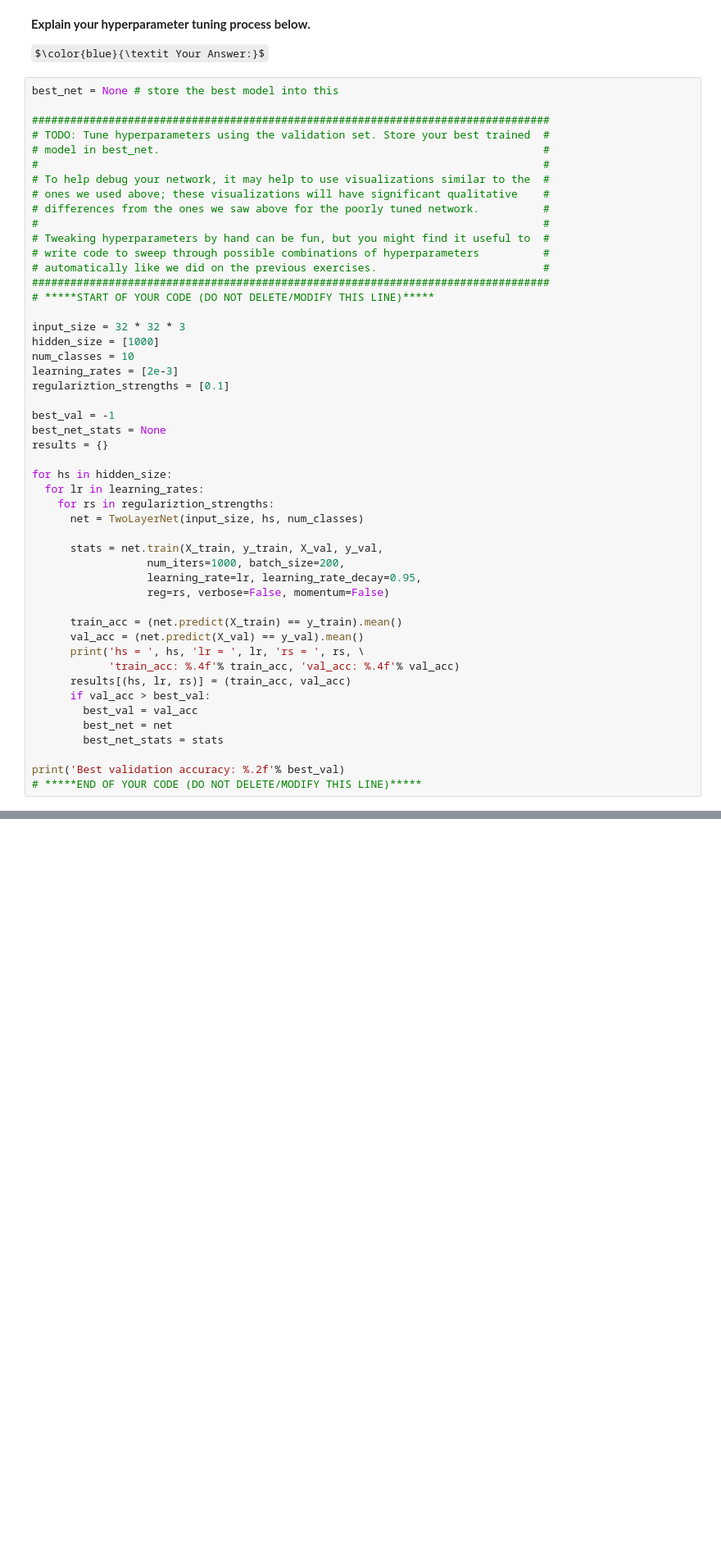
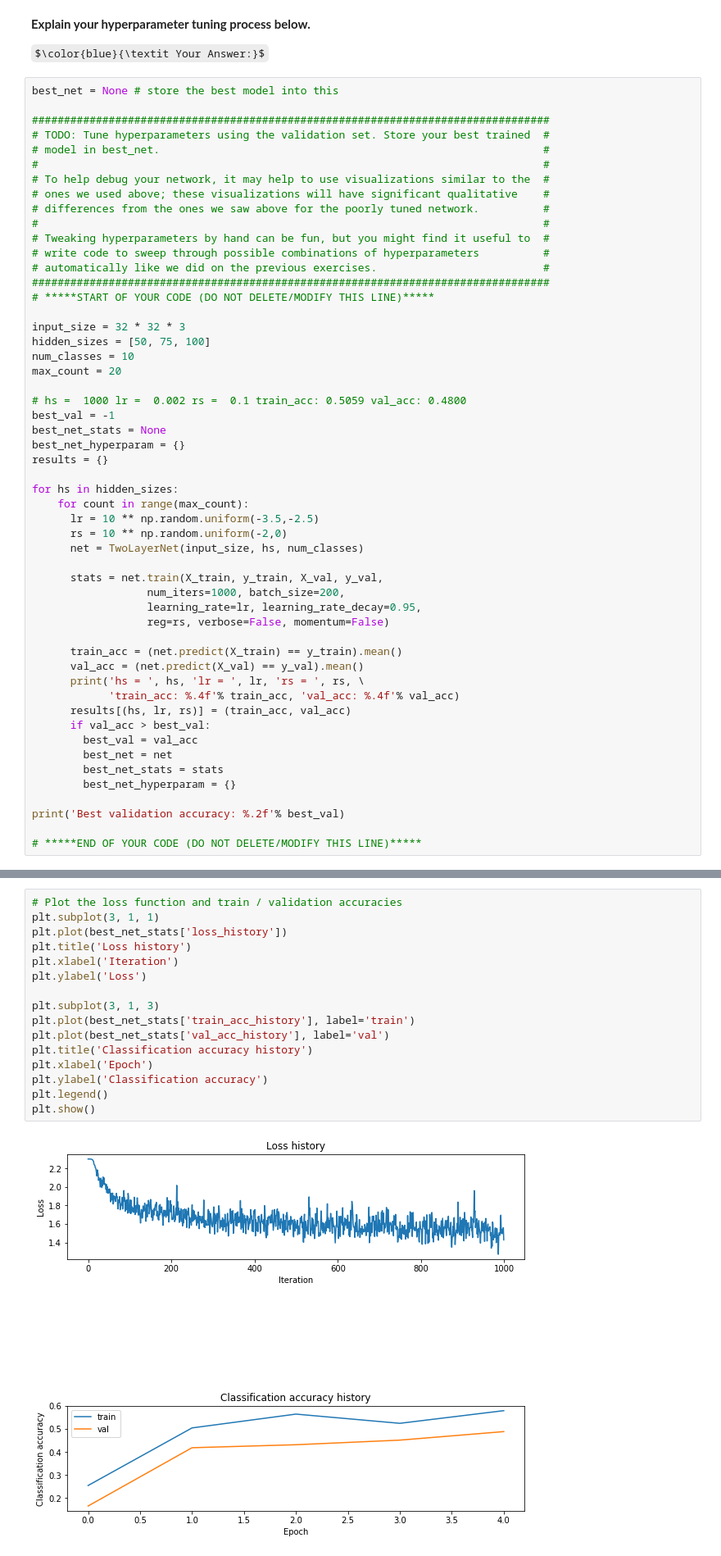
Before and after one commit to qianyangc/cs231n, a Jupyter notebook: assignment1/two_layer_net.ipynb, the cells around one changed output, grey strips where cells are left out. Shown at 82% size. Drawn from its saved outputs; the diff is of its cells as text; some formulas as TeX source; blank space fills up the shorter version.

Commit message:
Updated two_layer & feature notebook
Finalised tuning hyperparameters

```diff
--- a/assignment1/two_layer_net.ipynb
+++ b/assignment1/two_layer_net.ipynb
@@ -347,18 +318,20 @@ best_net = None # store the best model into this
 # *****START OF YOUR CODE (DO NOT DELETE/MODIFY THIS LINE)*****
 
 input_size = 32 * 32 * 3
-hidden_size = [1000]
+hidden_sizes = [50, 75, 100]
 num_classes = 10
-learning_rates = [2e-3]
-regulariztion_strengths = [0.1]
+max_count = 20
 
+# hs =  1000 lr =  0.002 rs =  0.1 train_acc: 0.5059 val_acc: 0.4800
 best_val = -1
 best_net_stats = None
+best_net_hyperparam = {}
 results = {}
 
-for hs in hidden_size:
-  for lr in learning_rates:
-    for rs in regulariztion_strengths:
+for hs in hidden_sizes:
+    for count in range(max_count):
+      lr = 10 ** np.random.uniform(-3.5,-2.5)
+      rs = 10 ** np.random.uniform(-2,0)
       net = TwoLayerNet(input_size, hs, num_classes)
 
       stats = net.train(X_train, y_train, X_val, y_val,
@@ -375,7 +348,9 @@ for hs in hidden_size:
         best_val = val_acc
         best_net = net
         best_net_stats = stats
+        best_net_hyperparam = {}
 
 print('Best validation accuracy: %.2f'% best_val)
+
 # *****END OF YOUR CODE (DO NOT DELETE/MODIFY THIS LINE)*****
 # %% [output]
@@ -411,3 +387,21 @@ show_net_weights(best_net)
+# %%
+# Plot the loss function and train / validation accuracies
+plt.subplot(3, 1, 1)
+plt.plot(best_net_stats['loss_history'])
+plt.title('Loss history')
+plt.xlabel('Iteration')
+plt.ylabel('Loss')
+
+plt.subplot(3, 1, 3)
+plt.plot(best_net_stats['train_acc_history'], label='train')
+plt.plot(best_net_stats['val_acc_history'], label='val')
+plt.title('Classification accuracy history')
+plt.xlabel('Epoch')
+plt.ylabel('Classification accuracy')
+plt.legend()
+plt.show()
+# %% [output]
+[figure, added]
 # %% [markdown]
 # Run on the test set
 When you are done experimenting, you should evaluate your final trained network on the test set; you should get above 48%.
```
Also changed, not shown: parts of 15 cells of this notebook, 3 other files.
